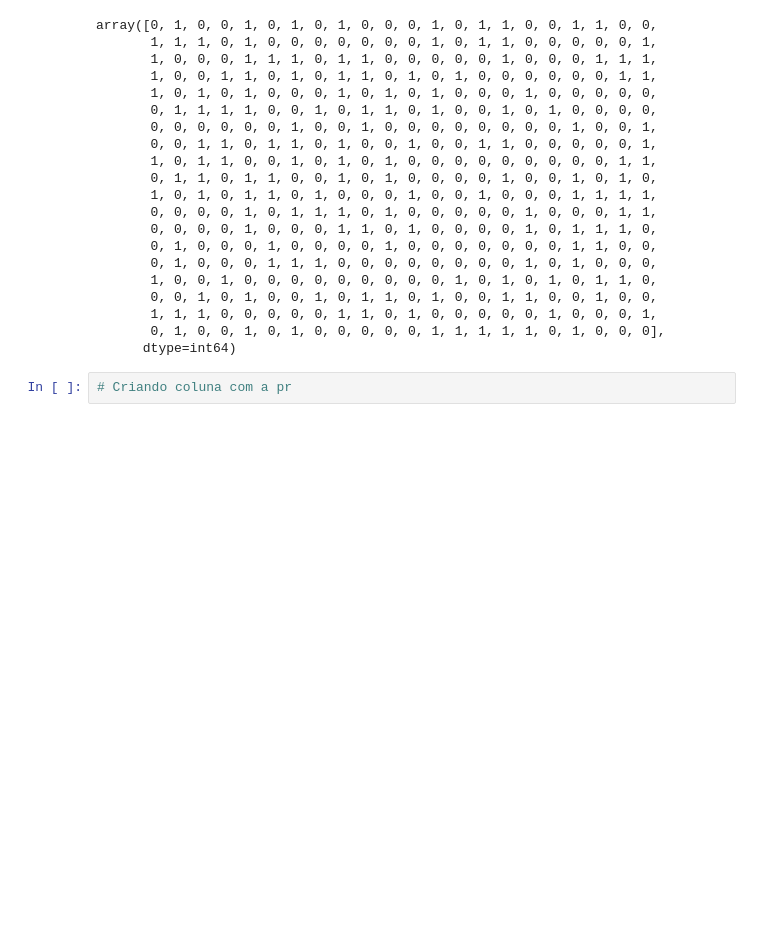
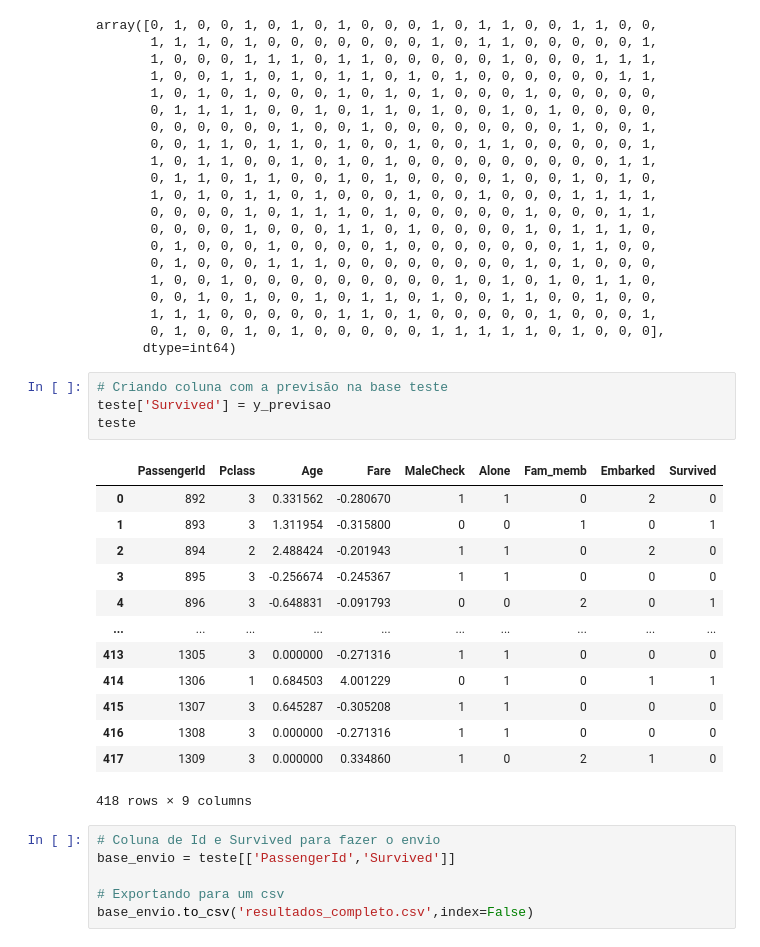
Before and after one commit to gluna777/analise_titanic, a Jupyter notebook: analise_titanic3.ipynb, the cells around one changed output. Drawn from its saved outputs; the diff is of its cells as text; blank space fills up the shorter version.

Commit message:
Previsão final e envio

```diff
--- a/analise_titanic3.ipynb
+++ b/analise_titanic3.ipynb
@@ -831,4 +831,26 @@ array([0, 1, 0, 0, 1, 0, 1, 0, 1, 0, 0, 0, 1, 0, 1, 1, 0, 0, 1, 1, 0, 0,
        0, 1, 0, 0, 1, 0, 1, 0, 0, 0, 0, 0, 1, 1, 1, 1, 1, 0, 1, 0, 0, 0],
       dtype=int64)
 # %%
-# Criando coluna com a pr
+# Criando coluna com a previsão na base teste
+teste['Survived'] = y_previsao
+teste
+# %% [output]
+|  | PassengerId | Pclass | Age | Fare | MaleCheck | Alone | Fam_memb | Embarked | Survived |
+| 0 | 892 | 3 | 0.331562 | -0.280670 | 1 | 1 | 0 | 2 | 0 |
+| 1 | 893 | 3 | 1.311954 | -0.315800 | 0 | 0 | 1 | 0 | 1 |
+| 2 | 894 | 2 | 2.488424 | -0.201943 | 1 | 1 | 0 | 2 | 0 |
+| 3 | 895 | 3 | -0.256674 | -0.245367 | 1 | 1 | 0 | 0 | 0 |
+| 4 | 896 | 3 | -0.648831 | -0.091793 | 0 | 0 | 2 | 0 | 1 |
+| ... | ... | ... | ... | ... | ... | ... | ... | ... | ... |
+| 413 | 1305 | 3 | 0.000000 | -0.271316 | 1 | 1 | 0 | 0 | 0 |
+| 414 | 1306 | 1 | 0.684503 | 4.001229 | 0 | 1 | 0 | 1 | 1 |
+| 415 | 1307 | 3 | 0.645287 | -0.305208 | 1 | 1 | 0 | 0 | 0 |
+| 416 | 1308 | 3 | 0.000000 | -0.271316 | 1 | 1 | 0 | 0 | 0 |
+| 417 | 1309 | 3 | 0.000000 | 0.334860 | 1 | 0 | 2 | 1 | 0 |
+418 rows × 9 columns
+# %%
+# Coluna de Id e Survived para fazer o envio
+base_envio = teste[['PassengerId','Survived']]
+
+# Exportando para um csv
+base_envio.to_csv('resultados_completo.csv',index=False)
```
Also changed, not shown: parts of 1 cell of this notebook.
